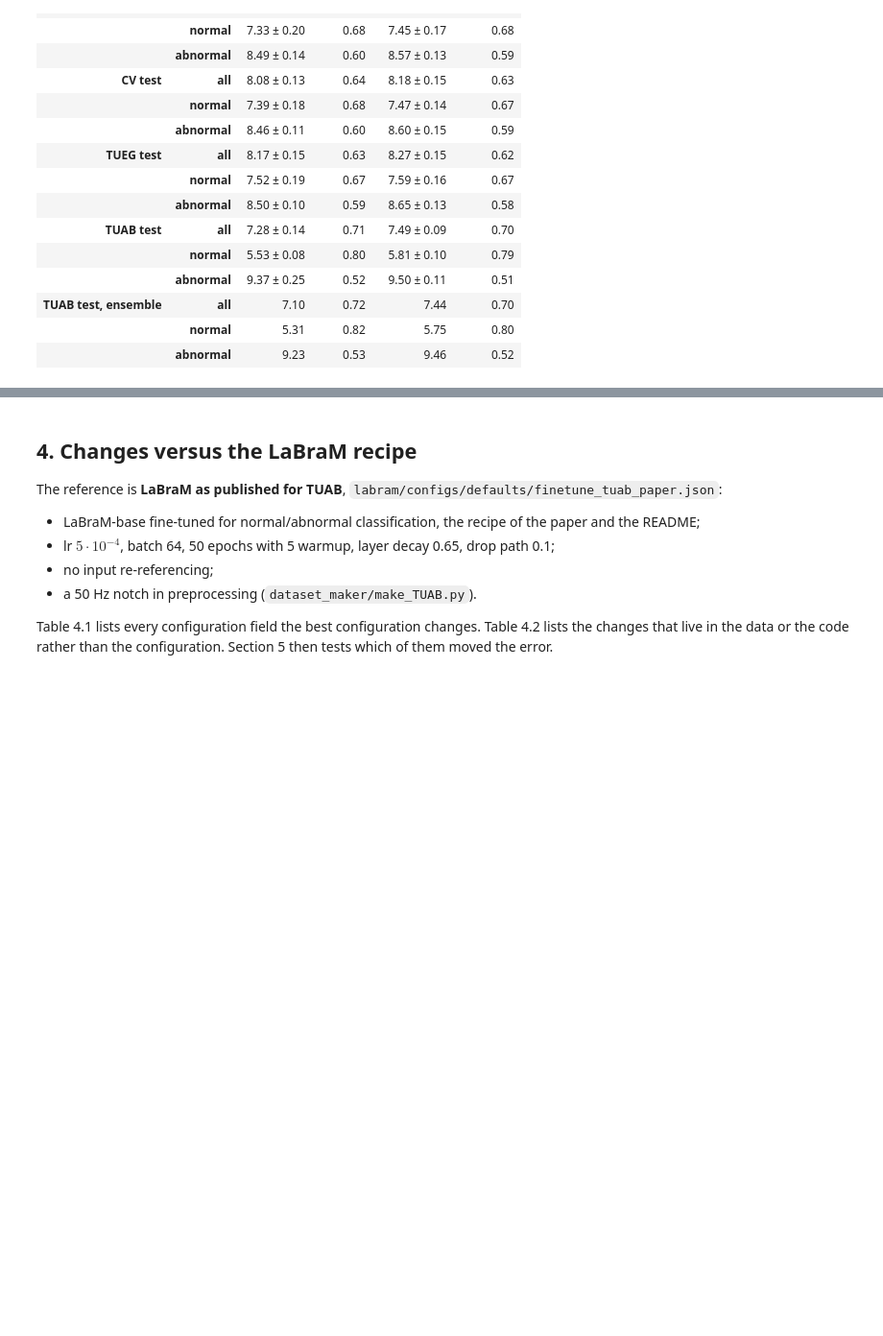
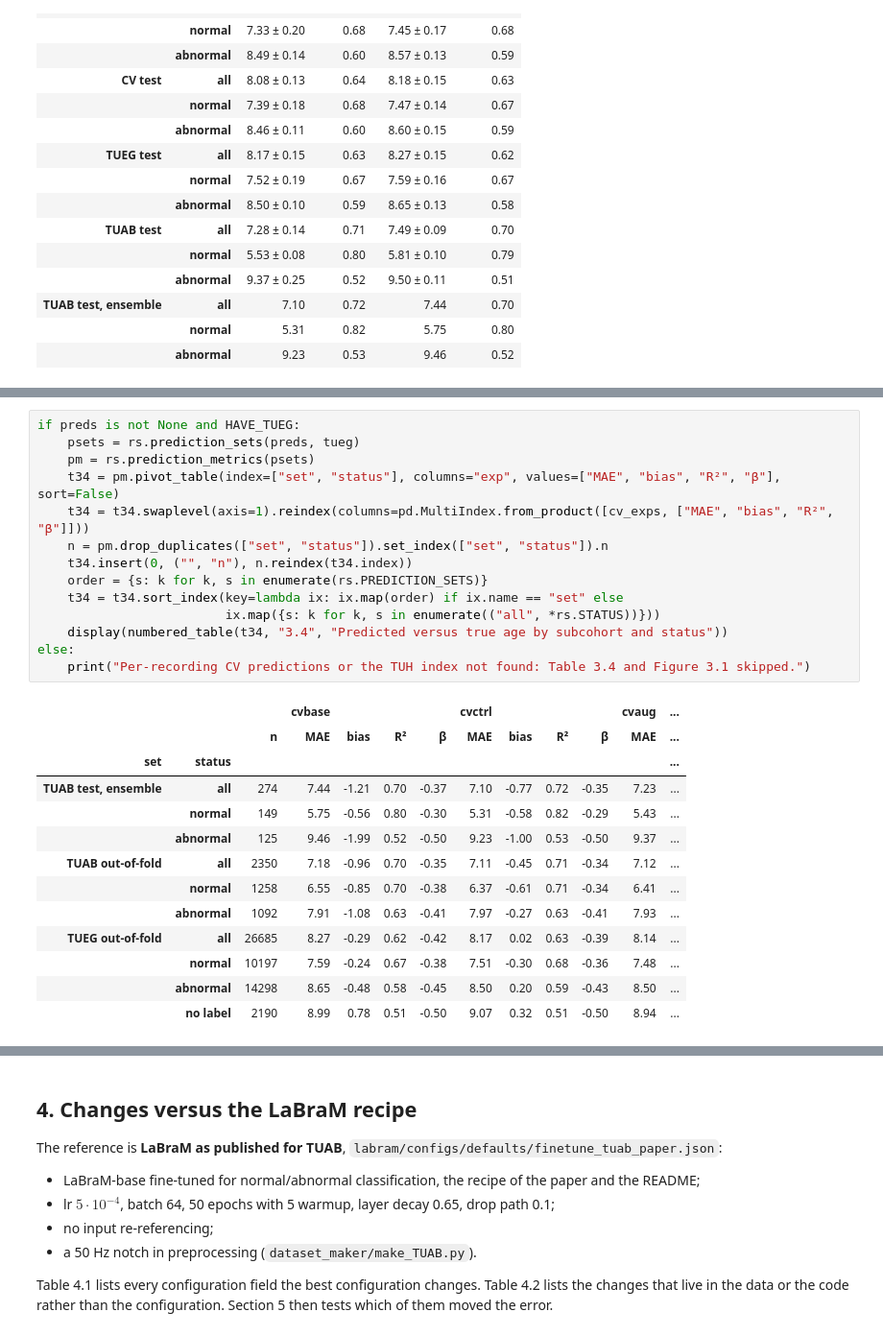
Before and after one commit to Neuro-Clalit/LaBraM, a Jupyter notebook: notebooks/brain_age_research_summary.ipynb, the cells around one changed output, grey strips where cells are left out. Shown at 96% size. Saved outputs shown, nothing was run; the diff lists cells and outputs as text; blank space fills up the shorter version.

```diff
--- a/notebooks/brain_age_research_summary.ipynb
+++ b/notebooks/brain_age_research_summary.ipynb
@@ -1309,0 +1407,28 @@ numbered_table(pd.DataFrame(rows).set_index(["set", "cohort"]), "3.3", "Results
+# %%
+if preds is not None and HAVE_TUEG:
+    psets = rs.prediction_sets(preds, tueg)
+    pm = rs.prediction_metrics(psets)
+    t34 = pm.pivot_table(index=["set", "status"], columns="exp", values=["MAE", "bias", "R²", "β"], sort=False)
+    t34 = t34.swaplevel(axis=1).reindex(columns=pd.MultiIndex.from_product([cv_exps, ["MAE", "bias", "R²", "β"]]))
+    n = pm.drop_duplicates(["set", "status"]).set_index(["set", "status"]).n
+    t34.insert(0, ("", "n"), n.reindex(t34.index))
+    order = {s: k for k, s in enumerate(rs.PREDICTION_SETS)}
+    t34 = t34.sort_index(key=lambda ix: ix.map(order) if ix.name == "set" else
+                         ix.map({s: k for k, s in enumerate(("all", *rs.STATUS))}))
+    display(numbered_table(t34, "3.4", "Predicted versus true age by subcohort and status"))
+else:
+    print("Per-recording CV predictions or the TUH index not found: Table 3.4 and Figure 3.1 skipped.")
+# %% [output]
+|  |  |  | cvbase |  |  |  | cvctrl |  |  |  | cvaug | ... |
+|  |  | n | MAE | bias | R² | β | MAE | bias | R² | β | MAE | ... |
+| set | status |  |  |  |  |  |  |  |  |  |  | ... |
+| TUAB test, ensemble | all | 274 | 7.44 | -1.21 | 0.70 | -0.37 | 7.10 | -0.77 | 0.72 | -0.35 | 7.23 | ... |
+|  | normal | 149 | 5.75 | -0.56 | 0.80 | -0.30 | 5.31 | -0.58 | 0.82 | -0.29 | 5.43 | ... |
+|  | abnormal | 125 | 9.46 | -1.99 | 0.52 | -0.50 | 9.23 | -1.00 | 0.53 | -0.50 | 9.37 | ... |
+| TUAB out-of-fold | all | 2350 | 7.18 | -0.96 | 0.70 | -0.35 | 7.11 | -0.45 | 0.71 | -0.34 | 7.12 | ... |
+|  | normal | 1258 | 6.55 | -0.85 | 0.70 | -0.38 | 6.37 | -0.61 | 0.71 | -0.34 | 6.41 | ... |
+|  | abnormal | 1092 | 7.91 | -1.08 | 0.63 | -0.41 | 7.97 | -0.27 | 0.63 | -0.41 | 7.93 | ... |
+| TUEG out-of-fold | all | 26685 | 8.27 | -0.29 | 0.62 | -0.42 | 8.17 | 0.02 | 0.63 | -0.39 | 8.14 | ... |
+|  | normal | 10197 | 7.59 | -0.24 | 0.67 | -0.38 | 7.51 | -0.30 | 0.68 | -0.36 | 7.48 | ... |
+|  | abnormal | 14298 | 8.65 | -0.48 | 0.58 | -0.45 | 8.50 | 0.20 | 0.59 | -0.43 | 8.50 | ... |
+|  | no label | 2190 | 8.99 | 0.78 | 0.51 | -0.50 | 9.07 | 0.32 | 0.51 | -0.50 | 8.94 | ... |
```
Also changed, not shown: parts of 13 cells of this notebook, 3 other files.
